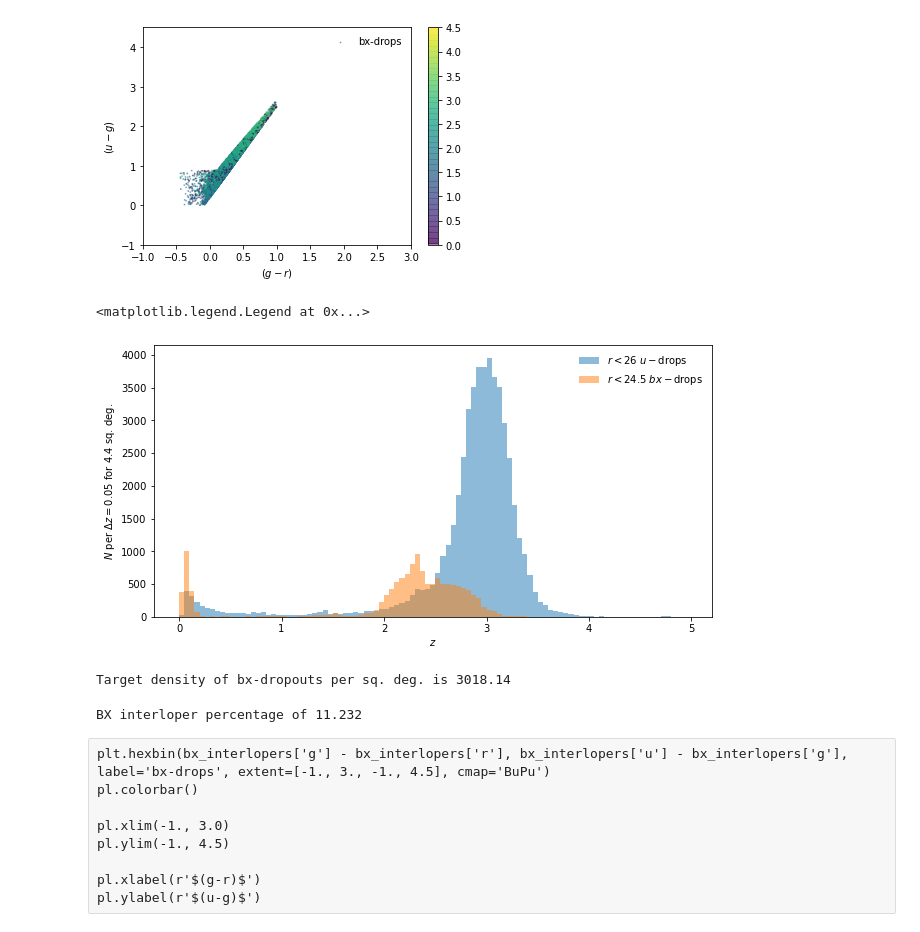
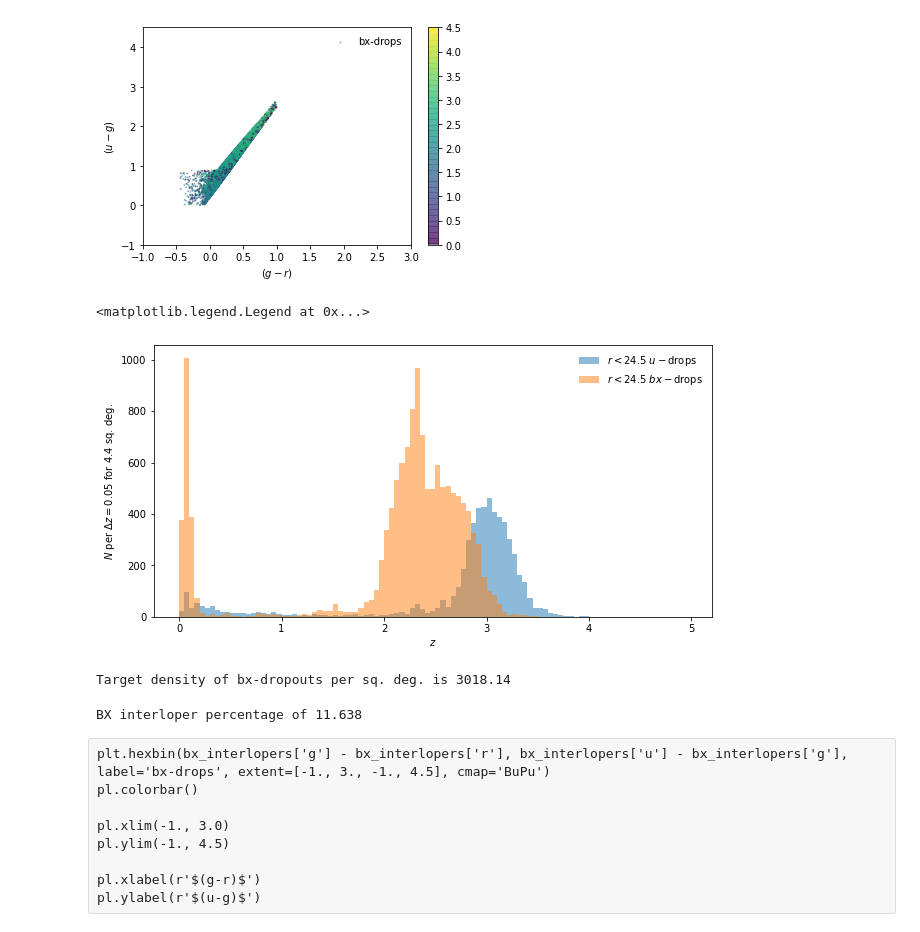
Before and after one commit to michaelJwilson/DESILBG, a Jupyter notebook: target/proposals/docs/desilbg-clauds-v9.ipynb, the cells around one changed output. Drawn from its saved outputs; the diff is of its cells as text; code cells hidden in the pictures.

```diff
--- a/target/proposals/docs/desilbg-clauds-v9.ipynb
+++ b/target/proposals/docs/desilbg-clauds-v9.ipynb
@@ -63,7 +63,7 @@ def get_splash():
 
     return dat
 # %%
-def get_clauds(imaging_bit=1, field='COSMOS', release='February2021'):
+def get_clauds(imaging_bit=1, field='COSMOS', release='March2021'):
     fields           = ['COSMOS', 'DEEP_2', 'ELAIS', 'XMM_LSS']
     clauds           = {}
 
@@ -85,8 +85,11 @@ def get_clauds(imaging_bit=1, field='COSMOS', release='February2021'):
     if release == 'October2020':
         raise NotImplementedError()
 
+    elif release == 'February2021':
+        clauds[field] = Table.read('/global/cscratch1/sd/mjwilson/clauds/{}/{}_v9_v210212.fits'.format(release, field))
+
     else:
-        clauds[field] = Table.read('/global/cscratch1/sd/mjwilson/clauds/{}/{}_v9_v210212.fits'.format(release, field))
+        clauds[field] = Table.read('/global/cscratch1/sd/mjwilson/clauds/{}/{}_v9_v210225.fits'.format(release, field))
 
     # Bright star mask & has newer u band data: [HSC, u, Us, J, VirCAM, UDEEP] for FLAG_FIELD_BINARY (imaging_bit).
     clauds[field] = clauds[field][(clauds[field]['MASK'] == 0) & clauds[field]['FLAG_FIELD_BINARY'][:,imaging_bit] == True]
@@ -327,5 +328,5 @@ pl.legend(frameon=False)
 # %%
-rlim_udrops = clauds[liu_udrops(clauds, band='r', magmin=19., maglim=26.)]
+rlim_udrops = clauds[liu_udrops(clauds, band='r', magmin=19., maglim=24.5)]
 # %%
 dz          = 0.05
 bins        = np.arange(0.0, 5.0, dz)
@@ -564,19 +578,19 @@ pl.legend(frameon=False)
 # %%
 fig, axes = plt.subplots(1, 1, figsize=(10., 5.))
 
 dz   = 0.05
 bins = np.arange(0.0, 5.0, dz)
 
-axes.hist(rlim_udrops['Z_BEST'], bins=bins, alpha=0.5, label=r'$r<26$ $u-$drops')
-axes.hist(bx_clauds['Z_BEST'], bins=bins, alpha=0.5, label=r'$r<24.5$ $bx-$drops')
+axes.hist(rlim_udrops['Z_BC03'], bins=bins, alpha=0.5, label=r'$r<24.5$ $u-$drops')
+axes.hist(bx_clauds['Z_BC03'], bins=bins, alpha=0.5, label=r'$r<24.5$ $bx-$drops')
 
 axes.set_xlabel(r'$z$')
 axes.set_ylabel(r'$N$ per $\Delta z={:.2f}$ for {:.1f} sq. deg.'.format(dz, area['u']))
 
 axes.legend(frameon=False)
 # %% [output]
 <matplotlib.legend.Legend at 0x...>
-[figure, old version]
+[figure, new version]
 # %%
 print('Target density of bx-dropouts per sq. deg. is {:.2f}'.format(len(bx_clauds) / area['u']))
 # %% [output]
@@ -586,7 +600,7 @@ bx_interlopers = bx_clauds[bx_clauds['ZPHOT'] < 0.1]
 # %%
 print('BX interloper percentage of {:.3f}'.format(100. * np.count_nonzero(bx_clauds['ZPHOT'] < 0.1) / len(bx_clauds)))
 # %% [output]
-BX interloper percentage of 11.232
+BX interloper percentage of 11.638
 # %% [raw]
 plt.hexbin(bx_interlopers['g'] - bx_interlopers['r'], bx_interlopers['u'] - bx_interlopers['g'], label='bx-drops', extent=[-1., 3., -1., 4.5], cmap='BuPu')
 pl.colorbar()
```
Also changed, not shown: parts of 41 cells of this notebook, 7 other files.
